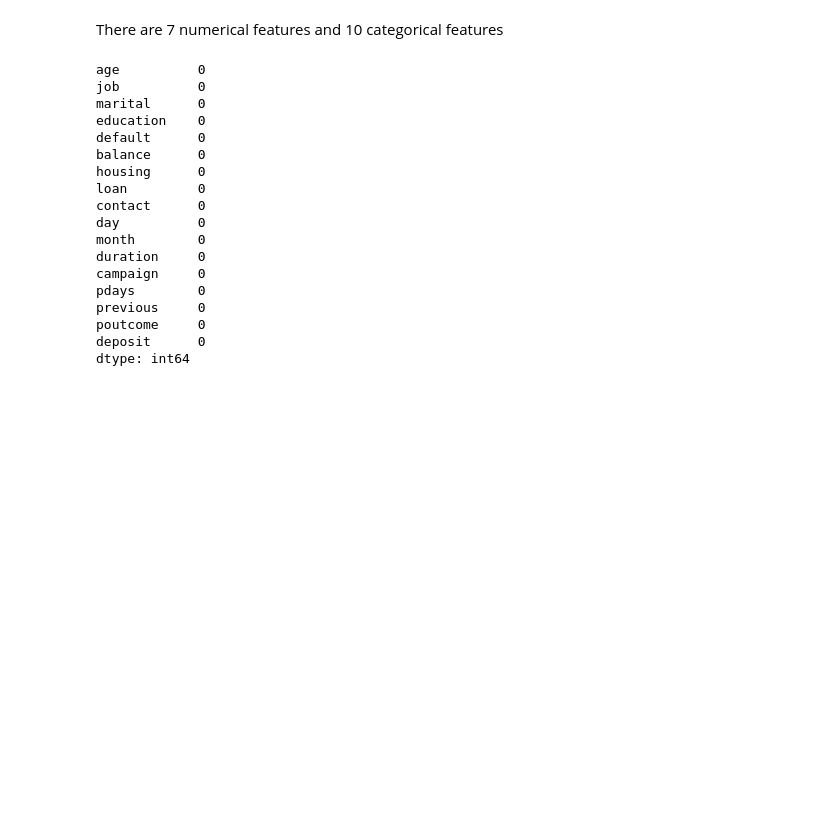
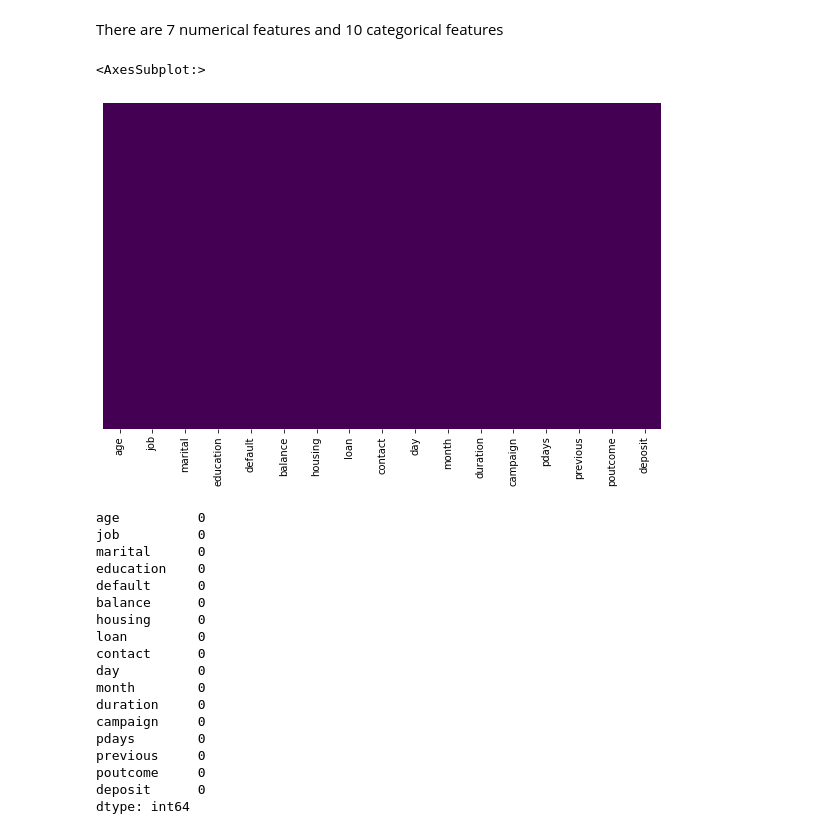
Before and after one commit to sirjanashrestha/Customer-Segmentation, a Jupyter notebook: customer target.ipynb, the cells around one changed output. Cells and saved outputs as stored; diff of their text form; code cells hidden in the pictures; blank space fills up the shorter version.

```diff
--- a/customer target.ipynb
+++ b/customer target.ipynb
@@ -48,5 +68,11 @@ memory usage: 6.6+ MB
 # %% [markdown]
 There are 7 numerical features and 10 categorical features
+# %%
+plt.figure(figsize=(10,6))
+sns.heatmap(df.isna(), cbar=False, cmap='viridis', yticklabels=False)
+# %% [output]
+<AxesSubplot:>
+[figure, added]
 # %%
 # Check if there is any null values
 df.isnull().sum()
```
Also changed, not shown: parts of 20 cells of this notebook.
